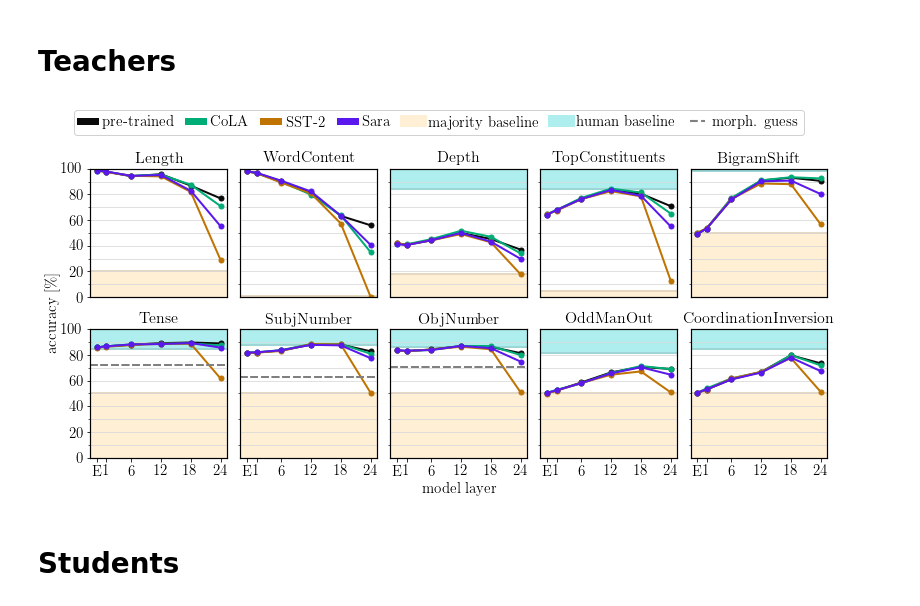
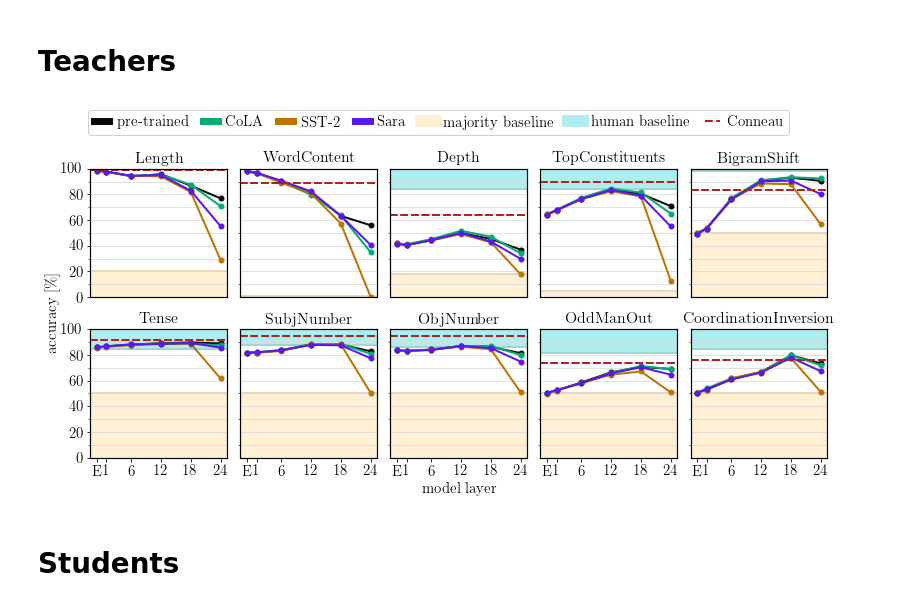
Before and after one commit to samsucik/knowledge-distil-bert, a Jupyter notebook: experiments/analysis/Probing.ipynb, the cells around one changed output. Drawn from its saved outputs; the diff is of its cells as text; code cells hidden in the pictures.

```diff
--- a/experiments/analysis/Probing.ipynb
+++ b/experiments/analysis/Probing.ipynb
@@ -107,38 +108,38 @@ fig, axs = plt.subplots(nrows=nrows, ncols=ncols, figsize=(11, 5.5), sharex=True
                        gridspec_kw={"wspace": 0.1, "hspace": .25})
 for i, task_name in enumerate(task_names):
     for j, glue_task in enumerate(["pre-trained"] + P.glue_tasks):
         row, col = i//ncols, i % ncols
         ax = axs[row, col]
         xs, ys, xlabels = get_data(model="teacher", task=glue_task, probing_task=task_name)
         ax.plot(xs, ys, c=P.glue_task_colours[glue_task], lw=2, markersize=5, marker="o",
                 label=glue_task, zorder=2)
         ax.set_title(task_name, fontdict={"fontsize": 16})
         ax.set_xticks(xs)
         ax.set_xticklabels(xlabels)
         P.make_probing_axis(ax, probing_task=task_name)
         if col > 0:
             ax.tick_params("y", left=False, labelleft=False, right=False, labelright=False, length=0)
         if row < nrows-1:
             ax.tick_params("x", bottom=False, labelbottom=False)
-        if baselines["morpho-guessers"][i] is not None:
-            ax.axhline(baselines["morpho-guessers"][i], lw=2, ls="--", c=P.probing_baseline_colours["morpho"])
+        ax.axhline(P.probing_baselines["conneau-best"][i], lw=2, ls="--",
+                   c=P.probing_baseline_colours["conneau-best"])
 ax.legend()
 additional_leg_entries = [P.new_legend_entry(c=P.probing_baseline_colours[b], label=b + " baseline", lw=12)
                           for b in ["majority", "human"]]
-additional_leg_entries.append(P.new_legend_entry(c=P.probing_baseline_colours["morpho"],
-                                                 label="morph. guess", lw=2.1, ls="--"))
+additional_leg_entries.append(P.new_legend_entry(c=P.probing_baseline_colours["conneau-best"],
+                                                 label="Conneau", lw=2.1, ls="--"))
 P.unify_legend_outside(fig, axs, legcols=0, position="top", additional_handles=additional_leg_entries)
 P.add_overall_axislabel(fig, "accuracy [\%]", axis="y", pad=8)
 P.add_overall_axislabel(fig, "model layer", axis="x", pad=8)
 plt.subplots_adjust(
     left  = 0.06,
     right = 0.99,
     bottom = 0.11,
     top = 0.84)
 plt.show()
 fig.savefig("img/probing_teachers.pdf")
 # %% [output]
-[figure, old version]
+[figure, new version]
 # %% [markdown]
 # Students
 # %%
```
Also changed, not shown: parts of 9 cells of this notebook, 7 other files.
